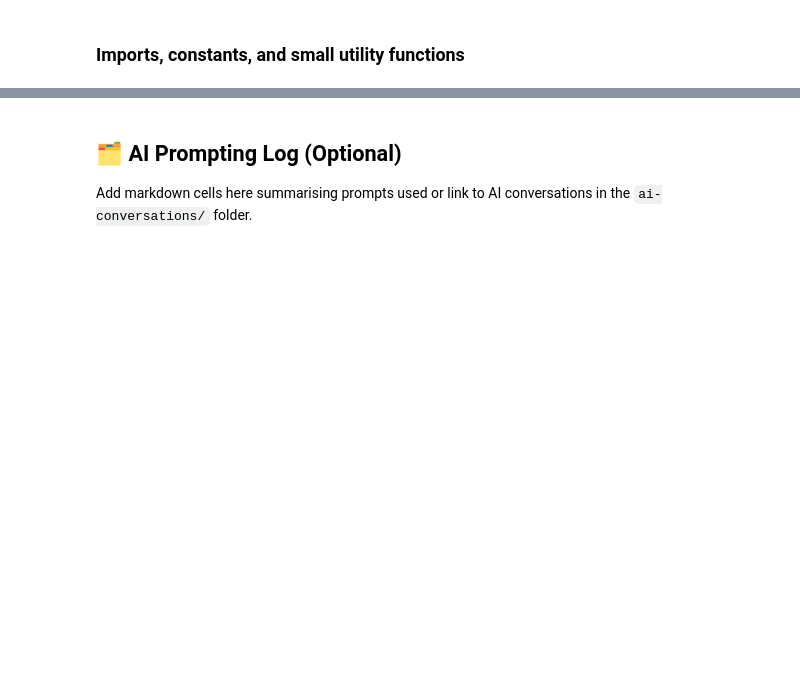
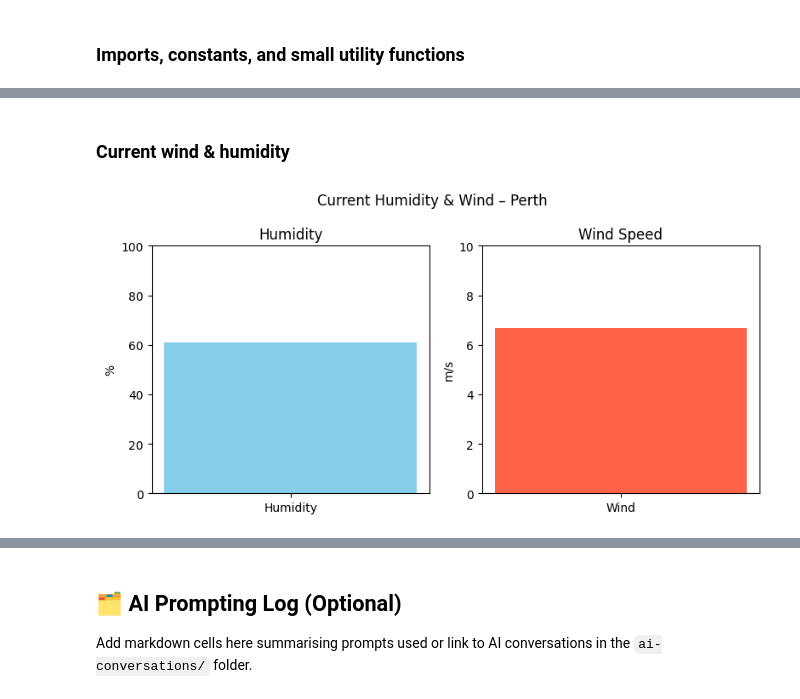
Before and after one commit to lannaelvira77/WeatherWise-LannaElvira-23486942, a Jupyter notebook: starter_notebook.ipynb, the cells around one changed output, grey strips where cells are left out. Drawn from its saved outputs; the diff is of its cells as text; code cells hidden in the pictures; blank space fills up the shorter version.

```diff
--- a/starter_notebook.ipynb
+++ b/starter_notebook.ipynb
@@ -2011,0 +193,12 @@ def generate_weather_response(parsed_question, weather_data):
+# %%
+# HTTP request helper with small retry mechanism
+# Handles temporary network or provider errors gracefully.
+
+def _http_get_with_retry(url, params, timeout=_DEFAULT_TIMEOUT, retries=1):
+    for attempt in range(retries + 1):
+        try:
+            return requests.get(url, params=params, timeout=timeout)
+        except requests.exceptions.RequestException:
+            if attempt >= retries:
+                raise
+            time.sleep(0.8)  # short delay before retry
@@ -2011,0 +690,39 @@ def generate_weather_response(parsed_question, weather_data):
+# %% [markdown]
+### Current wind & humidity
+# %%
+# Simple side-by-side bars for current humidity and wind speed
+def create_wind_humidity_visualisation(weather_data, output_type='display', theme=None):
+    """Plots current humidity (%) and wind speed (m/s) as two bars."""
+    if not isinstance(weather_data, dict) or "current" not in weather_data:
+        print("⚠️ Invalid data.")
+        return None
+
+    loc = weather_data["location"].get("name", "Selected Location")
+    cur = weather_data["current"]
+    humidity = cur.get("humidity", 0)
+    wind = cur.get("wind_speed", 0)
+
+    fig, axs = plt.subplots(1, 2, figsize=(8, 4))
+
+    axs[0].bar(["Humidity"], [humidity], color="skyblue")
+    axs[0].set_ylim(0, 100); axs[0].set_ylabel("%"); axs[0].set_title("Humidity")
+
+    axs[1].bar(["Wind"], [wind], color="tomato")
+    axs[1].set_ylim(0, max(10, wind + 2)); axs[1].set_ylabel("m/s"); axs[1].set_title("Wind Speed")
+
+    fig.suptitle(f"Current Humidity & Wind – {loc}")
+    plt.tight_layout()
+
+    if output_type == 'figure':
+        return fig
+    try:
+        plt.show(block=False); plt.pause(0.001)
+    except Exception:
+        pass
+    return None
+
+# Example (optional)
+data = get_weather_data("Perth,AU", forecast_days=3)
+create_wind_humidity_visualisation(data)
+# %% [output]
+[figure, added]
```
Also changed, not shown: parts of 83 cells of this notebook.
